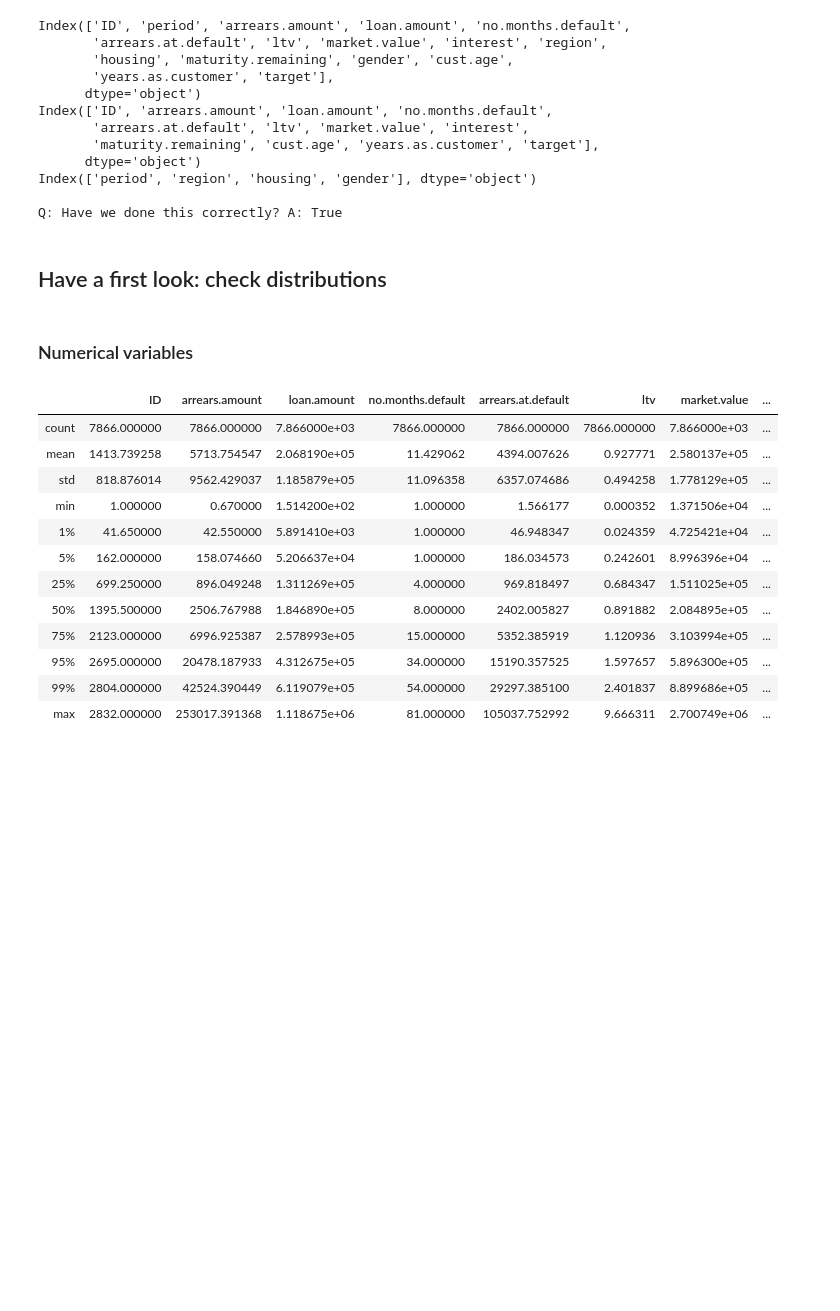
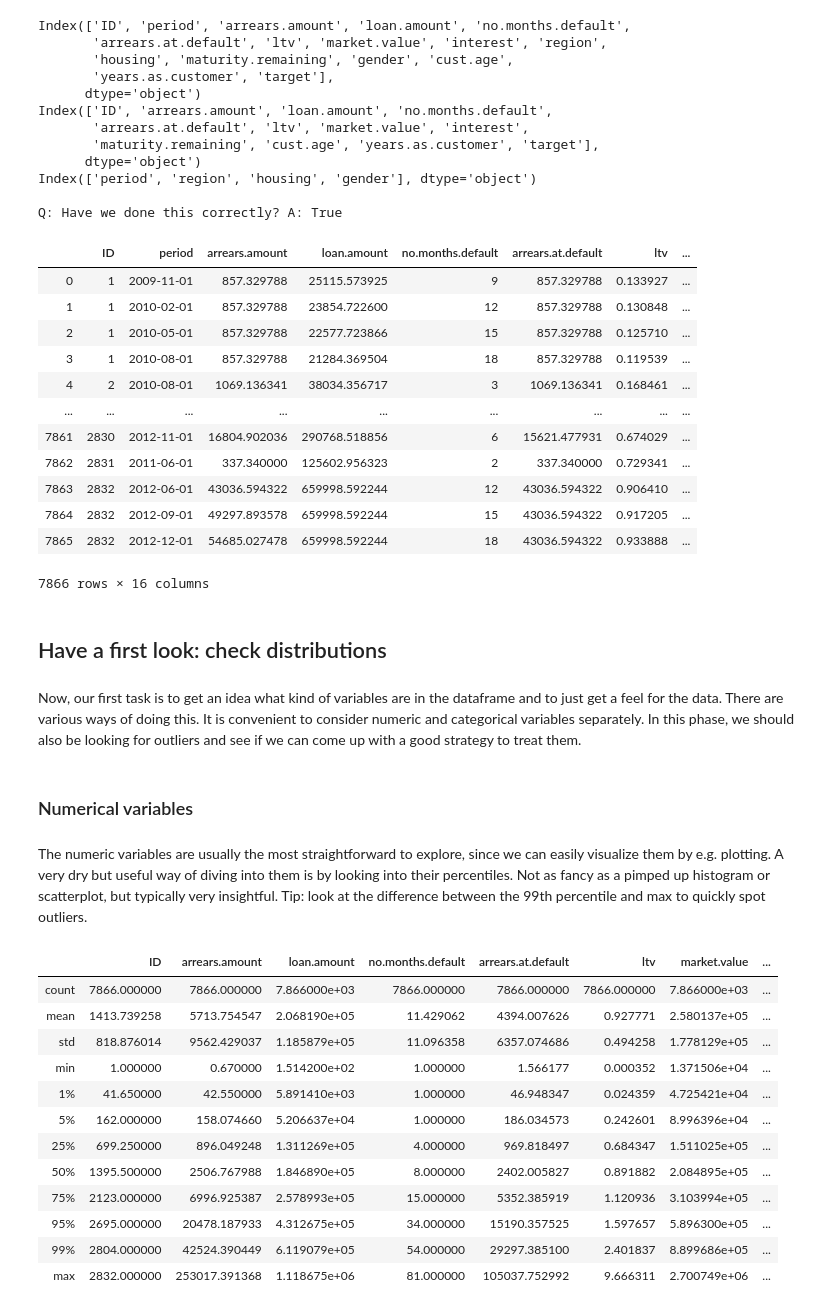
Before and after one commit to edwardjansen/PD, a Jupyter notebook: data_exploration.ipynb, the cells around one changed output. Drawn from its saved outputs; the diff is of its cells as text; code cells hidden in the pictures; blank space fills up the shorter version.

```diff
--- a/data_exploration.ipynb
+++ b/data_exploration.ipynb
@@ -63,10 +65,30 @@ Index(['ID', 'arrears.amount', 'loan.amount', 'no.months.default',
 Index(['period', 'region', 'housing', 'gender'], dtype='object')
 
 Q: Have we done this correctly? A: True
+# %%
+df
+# %% [output]
+|  | ID | period | arrears.amount | loan.amount | no.months.default | arrears.at.default | ltv | ... |
+| 0 | 1 | 2009-11-01 | 857.329788 | 25115.573925 | 9 | 857.329788 | 0.133927 | ... |
+| 1 | 1 | 2010-02-01 | 857.329788 | 23854.722600 | 12 | 857.329788 | 0.130848 | ... |
+| 2 | 1 | 2010-05-01 | 857.329788 | 22577.723866 | 15 | 857.329788 | 0.125710 | ... |
+| 3 | 1 | 2010-08-01 | 857.329788 | 21284.369504 | 18 | 857.329788 | 0.119539 | ... |
+| 4 | 2 | 2010-08-01 | 1069.136341 | 38034.356717 | 3 | 1069.136341 | 0.168461 | ... |
+| ... | ... | ... | ... | ... | ... | ... | ... | ... |
+| 7861 | 2830 | 2012-11-01 | 16804.902036 | 290768.518856 | 6 | 15621.477931 | 0.674029 | ... |
+| 7862 | 2831 | 2011-06-01 | 337.340000 | 125602.956323 | 2 | 337.340000 | 0.729341 | ... |
+| 7863 | 2832 | 2012-06-01 | 43036.594322 | 659998.592244 | 12 | 43036.594322 | 0.906410 | ... |
+| 7864 | 2832 | 2012-09-01 | 49297.893578 | 659998.592244 | 15 | 43036.594322 | 0.917205 | ... |
+| 7865 | 2832 | 2012-12-01 | 54685.027478 | 659998.592244 | 18 | 43036.594322 | 0.933888 | ... |
+7866 rows × 16 columns
 # %% [markdown]
 ## Have a first look: check distributions
+# %% [markdown]
+Now, our first task is to get an idea what kind of variables are in the dataframe and to just get a feel for the data. There are various ways of doing this. It is convenient to consider numeric and categorical variables separately. In this phase, we should also be looking for outliers and see if we can come up with a good strategy to treat them.
 # %% [markdown]
 ### Numerical variables
+# %% [markdown]
+The numeric variables are usually the most straightforward to explore, since we can easily visualize them by e.g. plotting. A very dry but useful way of diving into them is by looking into their percentiles. Not as fancy as a pimped up histogram or scatterplot, but typically very insightful. Tip: look at the difference between the 99th percentile and max to quickly spot outliers.
 # %%
 df.describe(percentiles = [0.01, 0.05, .25, .5, .75, 0.95, 0.99])
 # %% [output]
```
Also changed, not shown: parts of 11 cells of this notebook.
